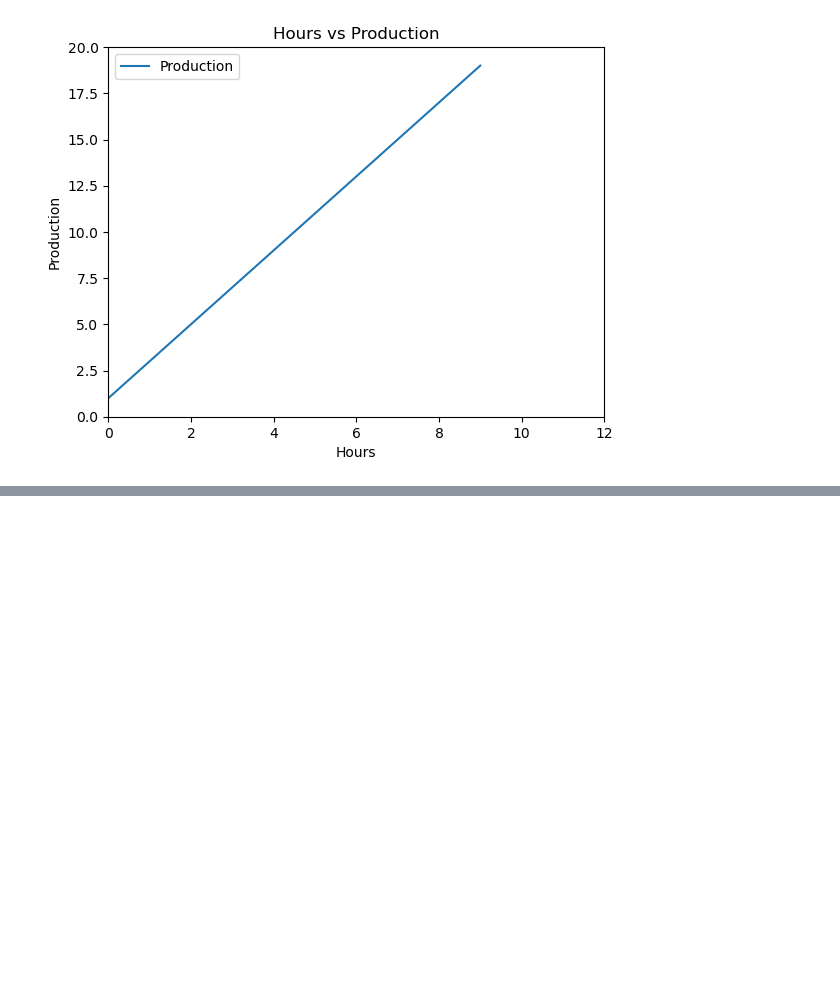
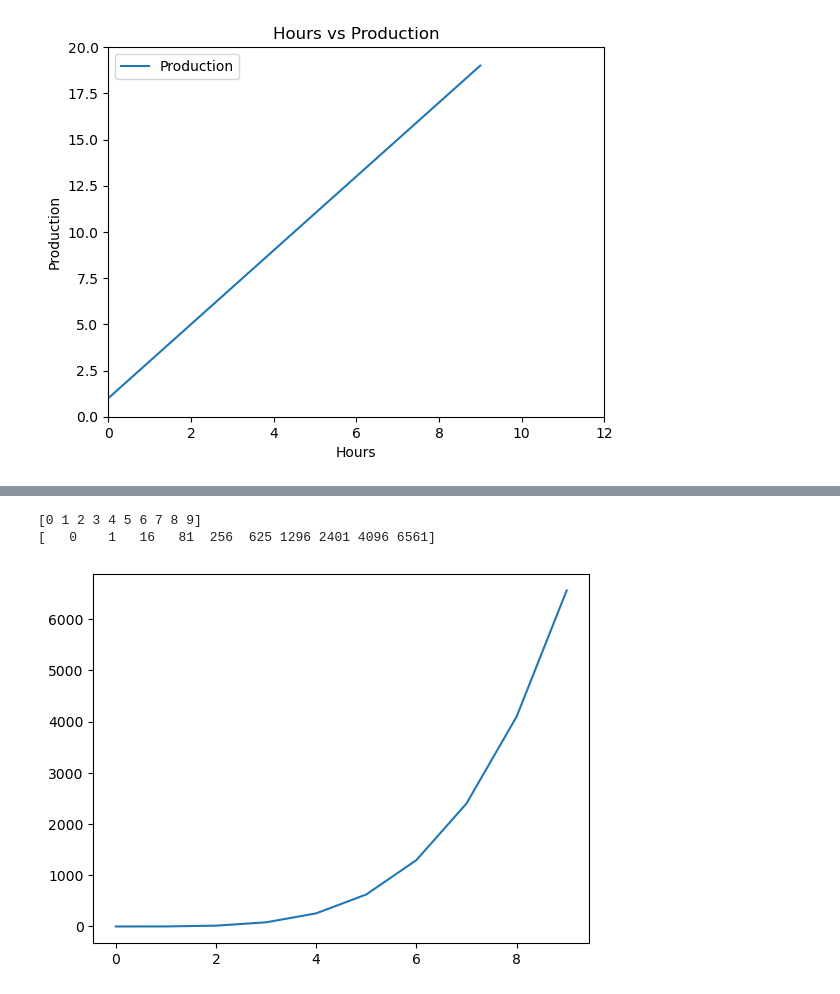
Before and after one commit to pythonai200425/29.09.2025, a Jupyter notebook: matplotlib_290925.ipynb, the cells around one changed output, grey strips where cells are left out. Saved outputs shown, nothing was run; the diff lists cells and outputs as text; code cells hidden in the pictures; blank space fills up the shorter version.

```diff
--- a/matplotlib_290925.ipynb
+++ b/matplotlib_290925.ipynb
@@ -50,0 +109,14 @@ Save as training_muscle.jpg and show the plot
+# %%
+
+x = np.arange(0, 10) # x = [0 1 2 3 4 5 6 7 8 9]
+y = x ** 4
+
+print(x)
+print(y)
+
+plt.plot(x, y)
+plt.show()
+# %% [output]
+[0 1 2 3 4 5 6 7 8 9]
+[   0    1   16   81  256  625 1296 2401 4096 6561]
+[figure, added]
```
Also changed, not shown: parts of 3 cells of this notebook.
